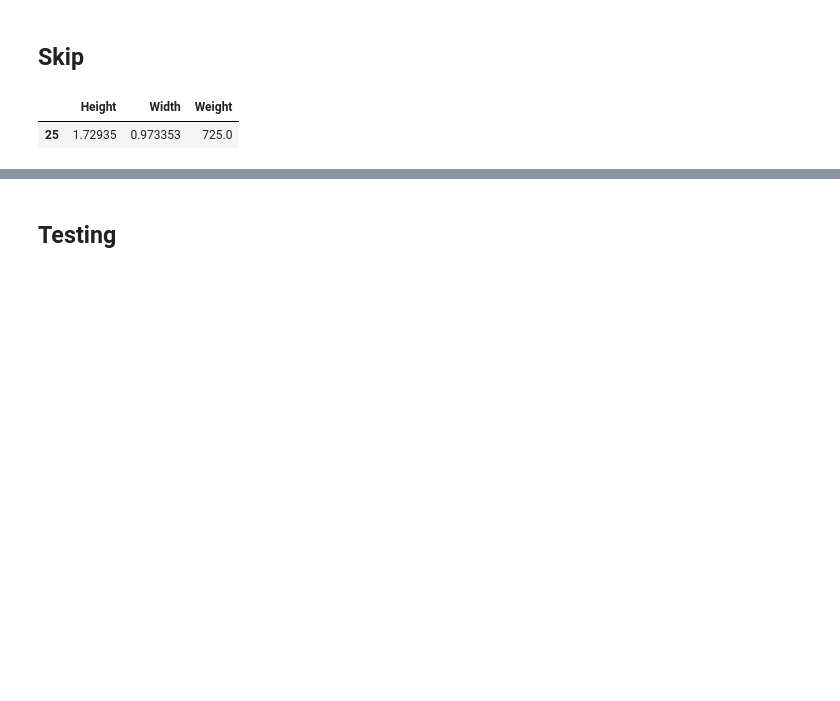
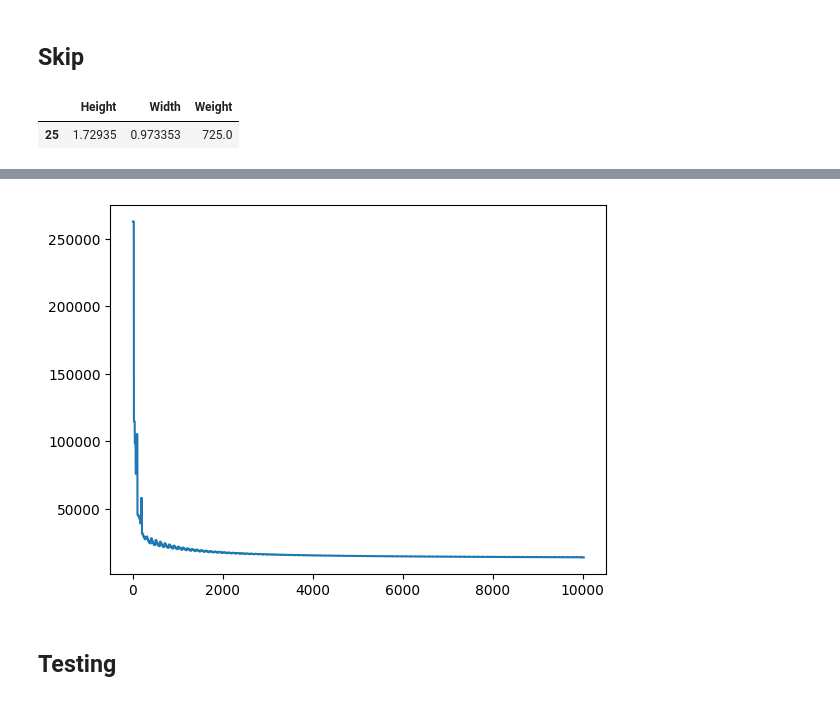
Before and after one commit to MSSRPRAD/RegressionFromScratch, a Jupyter notebook: DoubleVariablePolynomialRegression.ipynb/DoubleVariablePolynomialRegression.ipynb, the cells around one changed output, grey strips where cells are left out. Saved outputs shown, nothing was run; the diff lists cells and outputs as text; code cells hidden in the pictures; blank space fills up the shorter version.

```diff
--- a/DoubleVariablePolynomialRegression.ipynb/DoubleVariablePolynomialRegression.ipynb
+++ b/DoubleVariablePolynomialRegression.ipynb/DoubleVariablePolynomialRegression.ipynb
@@ -216,0 +221,5 @@ Error: 14298.799573283595
+# %%
+plt.plot(x, y)
+plt.show()
+# %% [output]
+[figure, added]
```
Also changed, not shown: parts of 6 cells of this notebook.
